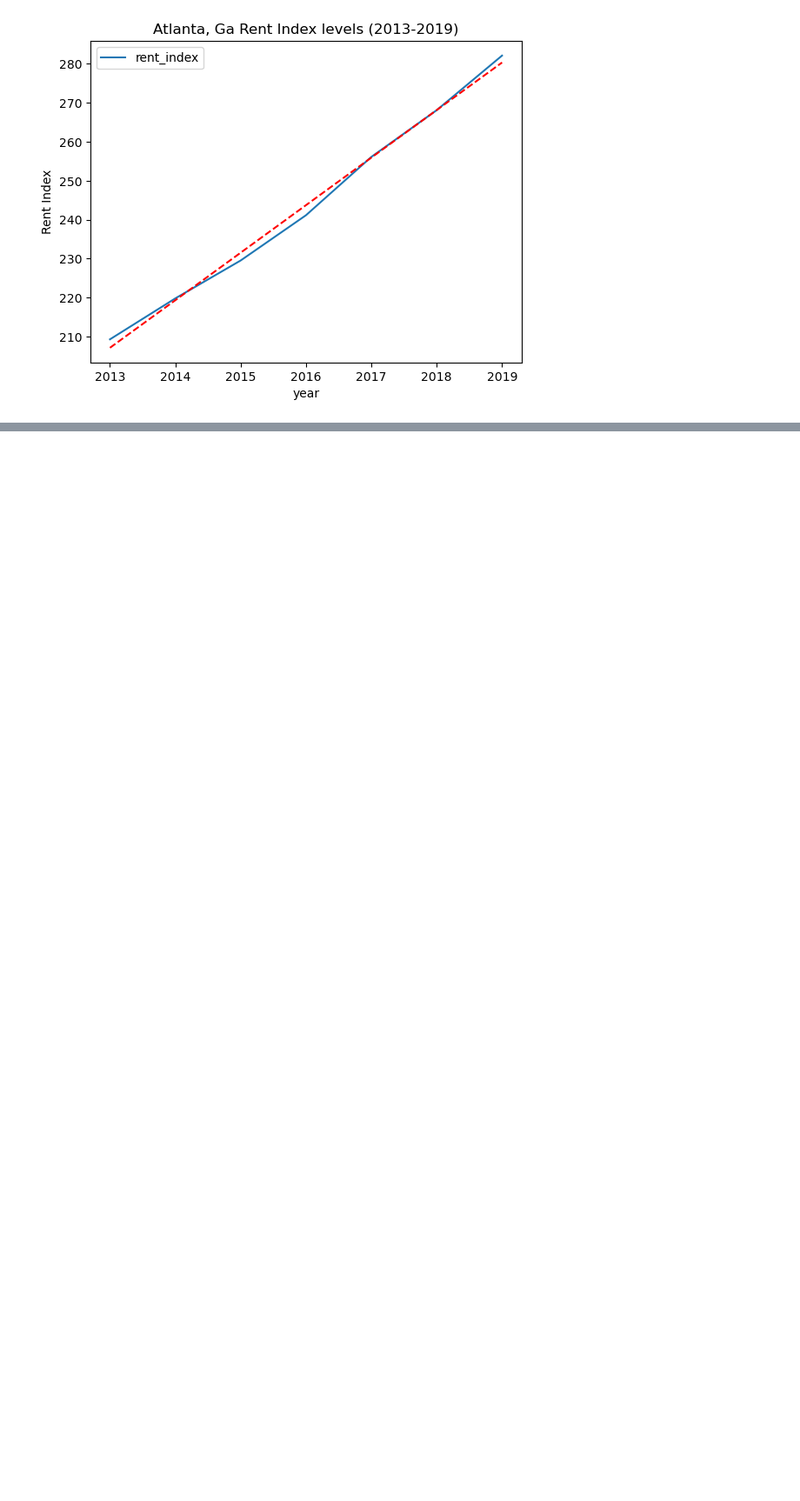
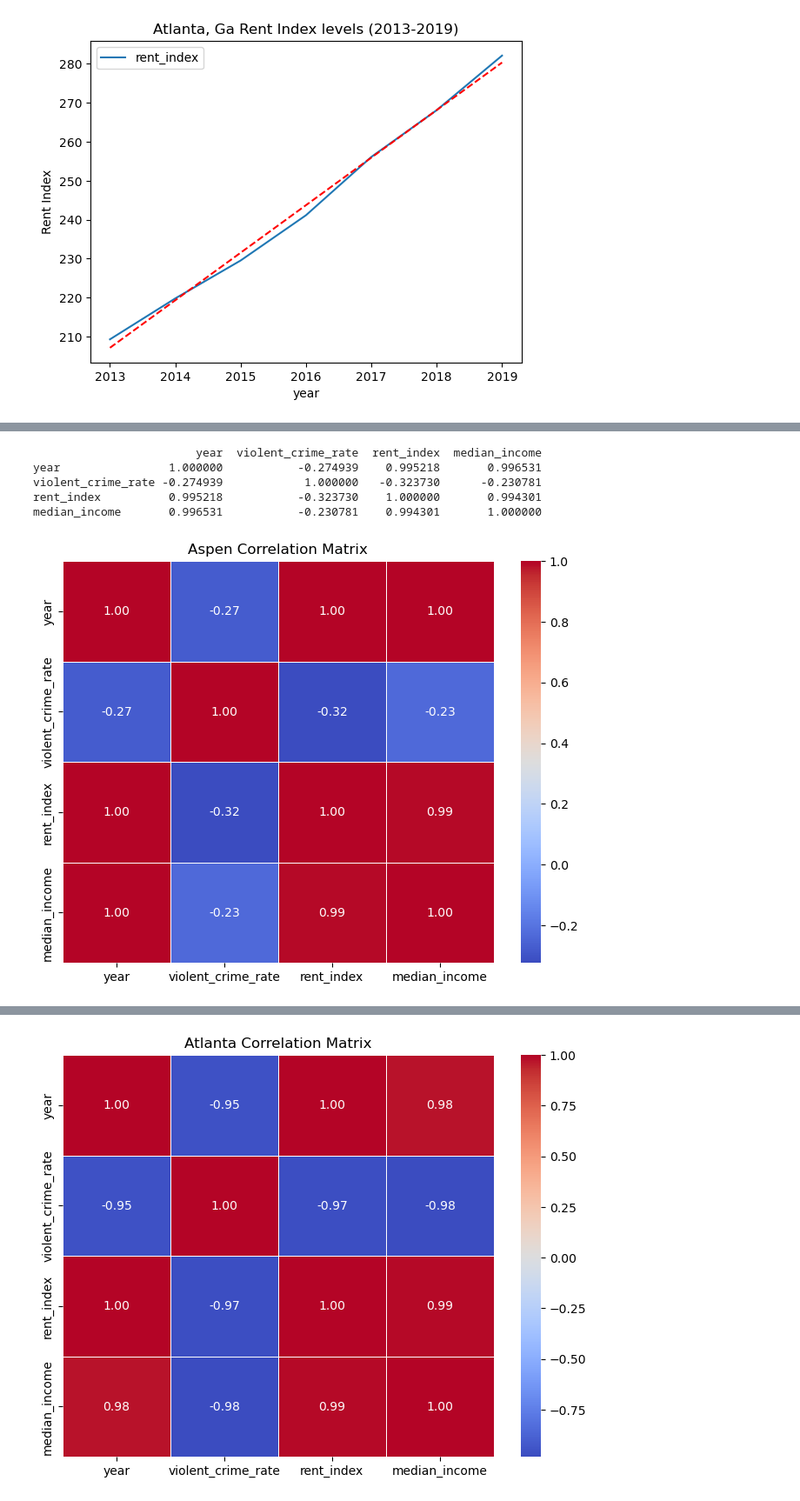
Before and after one commit to MattCobbo/DataMiningGroupProject, a Jupyter notebook: gentrification.ipynb, the cells around one changed output, grey strips where cells are left out. Shown: that part at 87% size. Saved outputs shown, nothing was run; the diff lists cells and outputs as text; code cells hidden in the pictures; blank space fills up the shorter version.

```diff
--- a/gentrification.ipynb
+++ b/gentrification.ipynb
@@ -837,0 +911,77 @@ plt_atlanta_rent.show()
+# %%
+import seaborn as sns
+
+# Clean aspen crime df for correlation graph
+columns_to_drop = set(aspen_crime_df.columns) - set(['violent_crime_rate', 'year'])
+aspen_crime_df = aspen_crime_df.drop(columns=columns_to_drop, errors='ignore')
+
+# Clean aspen median income df for correlation
+columns_to_drop = set(aspen_income_df.columns) - set(['median_income', 'year'])
+aspen_income_df = aspen_income_df.drop(columns=columns_to_drop, errors='ignore')
+
+def correlate_columns(df1, df2, df3, common_column):
+  """
+    Calculates the correlation between columns with the same name
+    in two dataframes after merging on a common column.
+
+    Args:
+      df1: The first Pandas DataFrame.
+      df2: The second Pandas DataFrame.
+      common_column: The name of the column common to both DataFrames.
+
+    Returns:
+      A Pandas Series containing the correlation between columns
+      with the same name, or None if an error occurs.
+  """
+  try:
+    merged_df = pd.merge(df1, df2, on=common_column)
+    merged_df = pd.merge(merged_df, df3, on=common_column)
+
+    numeric_df = merged_df.select_dtypes(include=['number'])
+
+    corr_matrix = numeric_df.corr()
+
+    return corr_matrix
+
+  except KeyError:
+    print(f"Error: Column '{common_column}' not found in both DataFrames.")
+    return None
+
+  except ValueError:
+      print("Error: No common columns found after merging.")
+      return None
+
+
+
+corr_matrix = correlate_columns(aspen_crime_df, aspen_rent_df, aspen_income_df, 'year')
+print(corr_matrix)
+
+plt.figure(figsize=(8, 6))  # Adjust figure size as needed
+sns.heatmap(corr_matrix, annot=True, cmap='coolwarm', fmt=".2f", linewidths=.5)
+plt.title('Aspen Correlation Matrix')
+plt.show()
+
+
+
+# Clean atlanta crime df for correlation graph
+columns_to_drop = set(atlanta_crime_df.columns) - set(['violent_crime_rate', 'year'])
+atlanta_crime_df = atlanta_crime_df.drop(columns=columns_to_drop, errors='ignore')
+
+# Clean atlanta median income df for correlation
+columns_to_drop = set(atlanta_income_df.columns) - set(['median_income', 'year'])
+atlanta_income_df = atlanta_income_df.drop(columns=columns_to_drop, errors='ignore')
+
+corr_matrix = correlate_columns(atlanta_crime_df, atlanta_rent_df, atlanta_income_df, 'year')
+print(corr_matrix)
+
+plt.figure(figsize=(8, 6))  # Adjust figure size as needed
+sns.heatmap(corr_matrix, annot=True, cmap='coolwarm', fmt=".2f", linewidths=.5)
+plt.title('Atlanta Correlation Matrix')
+plt.show()
+# %% [output]
+                        year  violent_crime_rate  rent_index  median_income
+year                1.000000           -0.274939    0.995218       0.996531
+violent_crime_rate -0.274939            1.000000   -0.323730      -0.230781
+rent_index          0.995218           -0.323730    1.000000       0.994301
+median_income       0.996531           -0.230781    0.994301       1.000000
+[figure, added]
@@ -837,0 +993 @@ plt_atlanta_rent.show()
+[figure, added]
```
Also changed, not shown: parts of 4 cells of this notebook, 2 other files.
